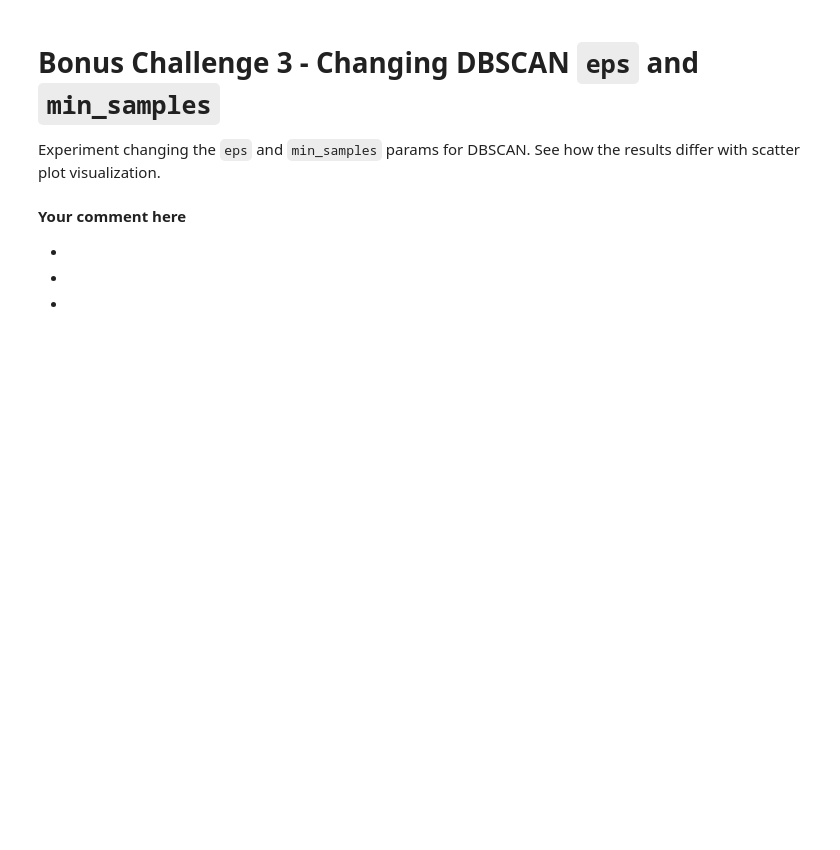
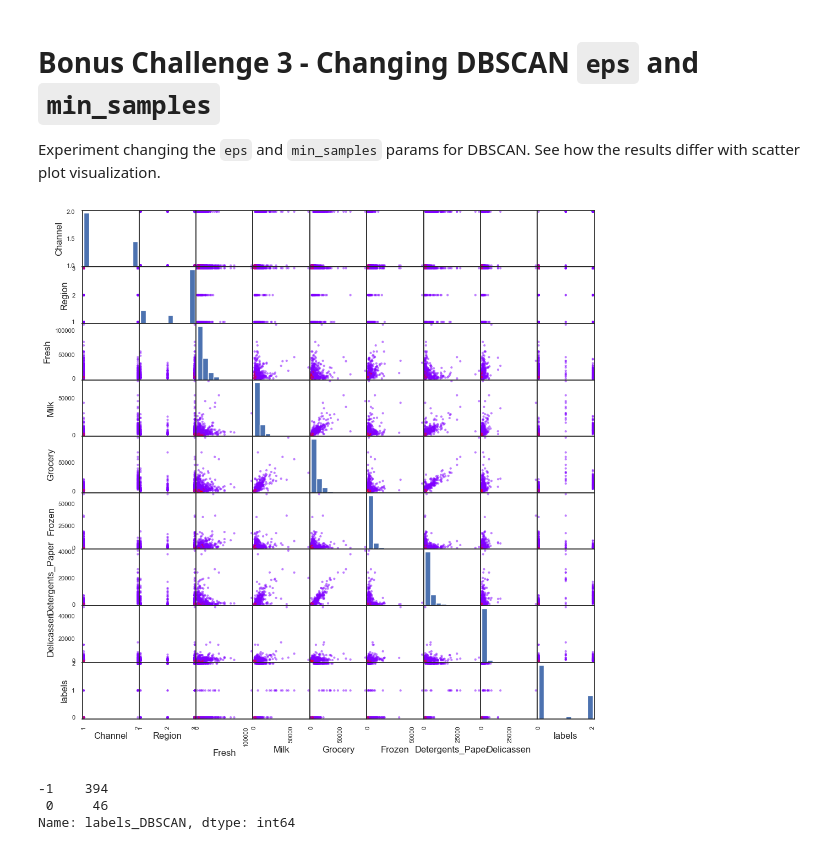
Before and after one commit to Ironhack-Data-Madrid-Abril-2023/7.4-lab_unsupervised_learning, a Jupyter notebook: your-code/main.ipynb, the cells around one changed output. Saved outputs shown, nothing was run; the diff lists cells and outputs as text; code cells hidden in the pictures; blank space fills up the shorter version.

```diff
--- a/your-code/main.ipynb
+++ b/your-code/main.ipynb
@@ -394,6 +425,15 @@ Experiment changing the `eps` and `min_samples` params for DBSCAN. See how the r
-# %% [markdown]
-**Your comment here**
-
-+
-+
-+
+# %%
+# Your code here
+dbscan = DBSCAN(eps=0.3, min_samples=10)
+dbscan.fit(df_customers_scale)
+
+customers['labels_DBSCAN'] = dbscan.labels_
+
+pd.plotting.scatter_matrix(customers.iloc[:, :-1], c=customers['labels_DBSCAN'], figsize=(12, 12), cmap='rainbow')
+plt.show()
+customers['labels_DBSCAN'].value_counts()
+# %% [output]
+[figure, added]
+-1    394
+ 0     46
+Name: labels_DBSCAN, dtype: int64
```
Also changed, not shown: parts of 16 cells of this notebook.
